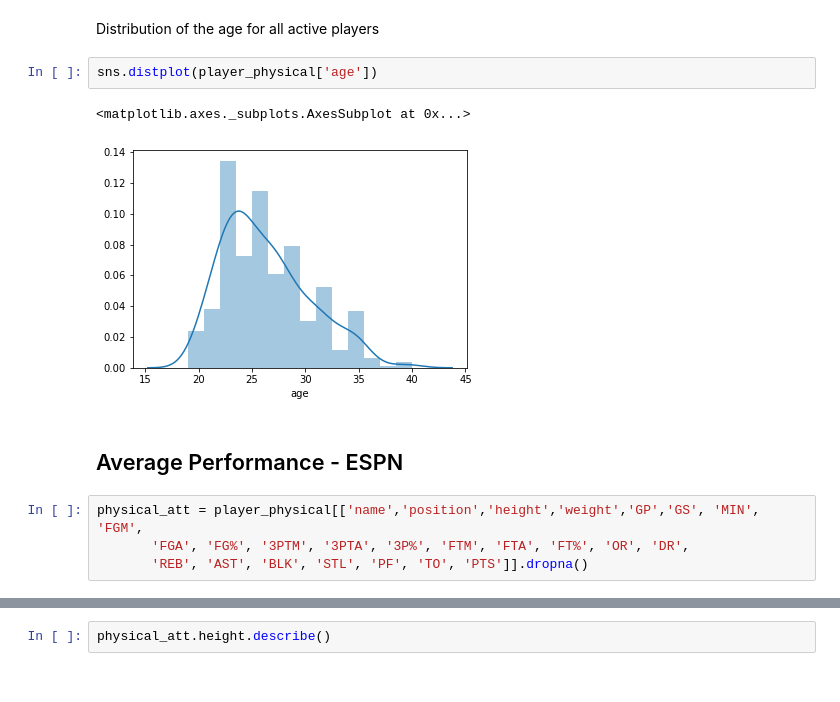
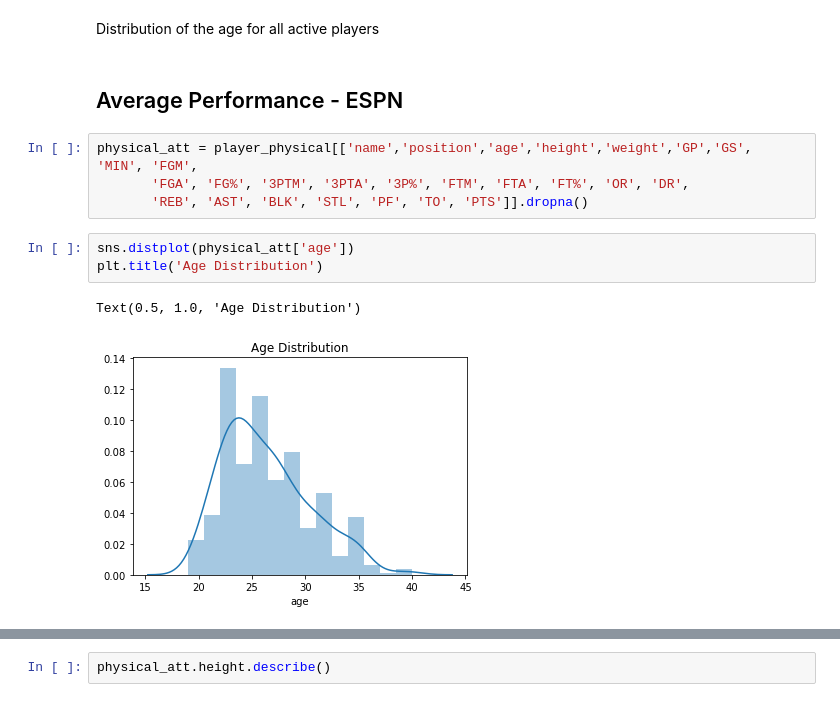
Before and after one commit to Mayer-Yang/NBA_Winner, a Jupyter notebook: raw_analysis_code/NBA-PlayersClustering.ipynb, the cells around one changed output, grey strips where cells are left out. Saved outputs shown, nothing was run; the diff lists cells and outputs as text.

```diff
--- a/raw_analysis_code/NBA-PlayersClustering.ipynb
+++ b/raw_analysis_code/NBA-PlayersClustering.ipynb
@@ -49,14 +42,15 @@ max       40.000000
 Name: age, dtype: float64
 # %% [markdown]
 Distribution of the age for all active players
-# %%
-sns.distplot(player_physical['age'])
-# %% [output]
-<matplotlib.axes._subplots.AxesSubplot at 0x...>
-[figure, removed]
 # %% [markdown]
 ## Average Performance - ESPN
 # %%
-physical_att = player_physical[['name','position','height','weight','GP','GS', 'MIN', 'FGM',
+physical_att = player_physical[['name','position','age','height','weight','GP','GS', 'MIN', 'FGM',
        'FGA', 'FG%', '3PTM', '3PTA', '3P%', 'FTM', 'FTA', 'FT%', 'OR', 'DR',
        'REB', 'AST', 'BLK', 'STL', 'PF', 'TO', 'PTS']].dropna()
+# %%
+sns.distplot(physical_att['age'])
+plt.title('Age Distribution')
+# %% [output]
+Text(0.5, 1.0, 'Age Distribution')
+[figure, added]
```
Also changed, not shown: parts of 49 cells of this notebook.
